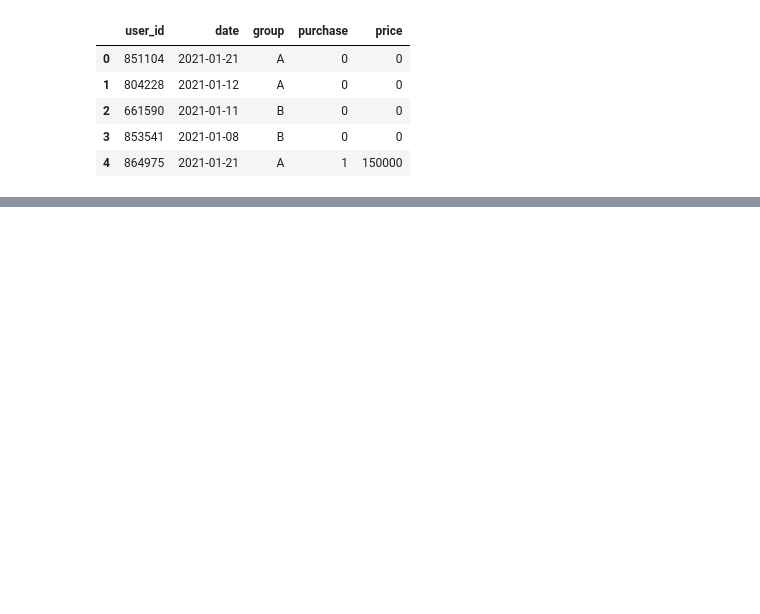
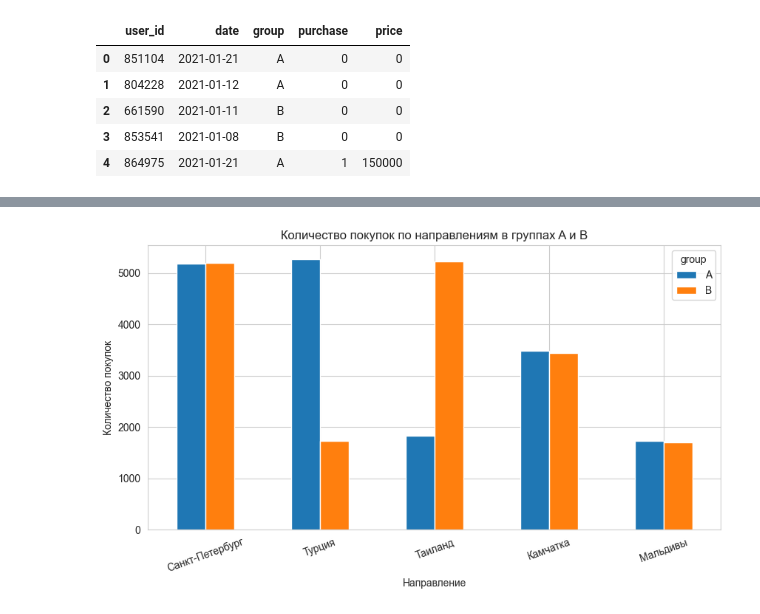
Before and after one commit to step4k777/travel-agency-ab-test, a Jupyter notebook: travel-agency-ab-test.ipynb, the cells around one changed output, grey strips where cells are left out. Cells and saved outputs as stored; diff of their text form; code cells hidden in the pictures; blank space fills up the shorter version.

```diff
--- a/travel-agency-ab-test.ipynb
+++ b/travel-agency-ab-test.ipynb
@@ -23,0 +120,9 @@ df.head()
+# %%
+bad_users = cross_users['user_id']
+df = df[~df['user_id'].isin(bad_users)]
+# %%
+#Приводим типы
+df['date'] = pd.to_datetime(df['date'])
+df['group'] = df['group'].astype('category')
+df['purchase'] = df['purchase'].astype('int')
+df['price'] = df['price'].astype('float')
@@ -23,0 +152,11 @@ df.head()
+# %%
+tour_sales = pd.pivot_table(
+    df[df['purchase'] == 1],
+    values='user_id',
+    index='price',
+    columns='group',
+    aggfunc='count',
+    fill_value=0
+)
+
+tour_sales
@@ -23,0 +171,20 @@ df.head()
+# %%
+tour_map = {
+    100000: 'Таиланд',
+    60000: 'Турция',
+    200000: 'Мальдивы',
+    10000: 'Санкт-Петербург',
+    150000: 'Камчатка'
+}
+
+tour_sales_named = tour_sales.copy()
+tour_sales_named.index = tour_sales_named.index.map(tour_map)
+
+tour_sales_named.plot(kind='bar')
+plt.title('Количество покупок по направлениям в группах A и B')
+plt.xlabel('Направление')
+plt.ylabel('Количество покупок')
+plt.xticks(rotation=20)
+plt.show()
+# %% [output]
+[figure, added]
```
Also changed, not shown: parts of 35 cells of this notebook, 2 other files.
